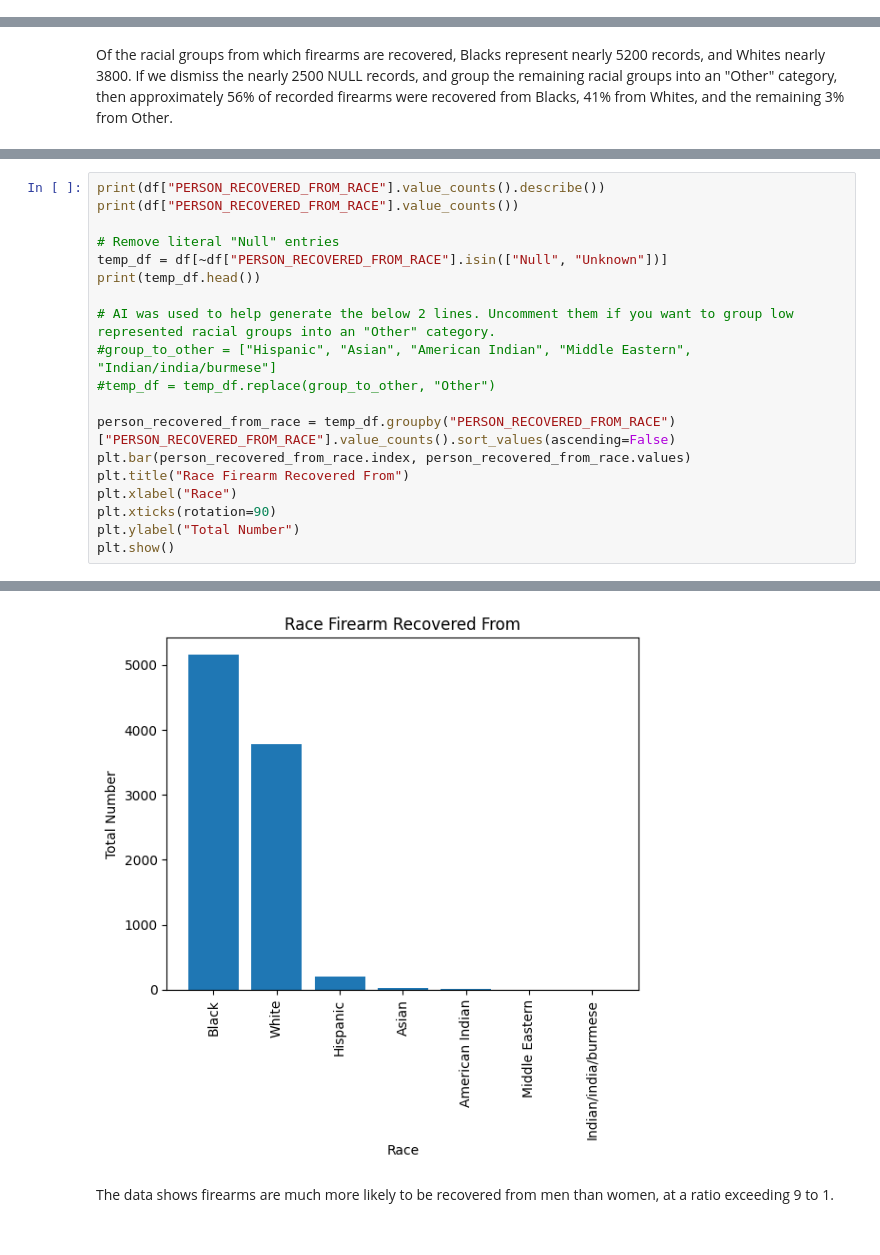
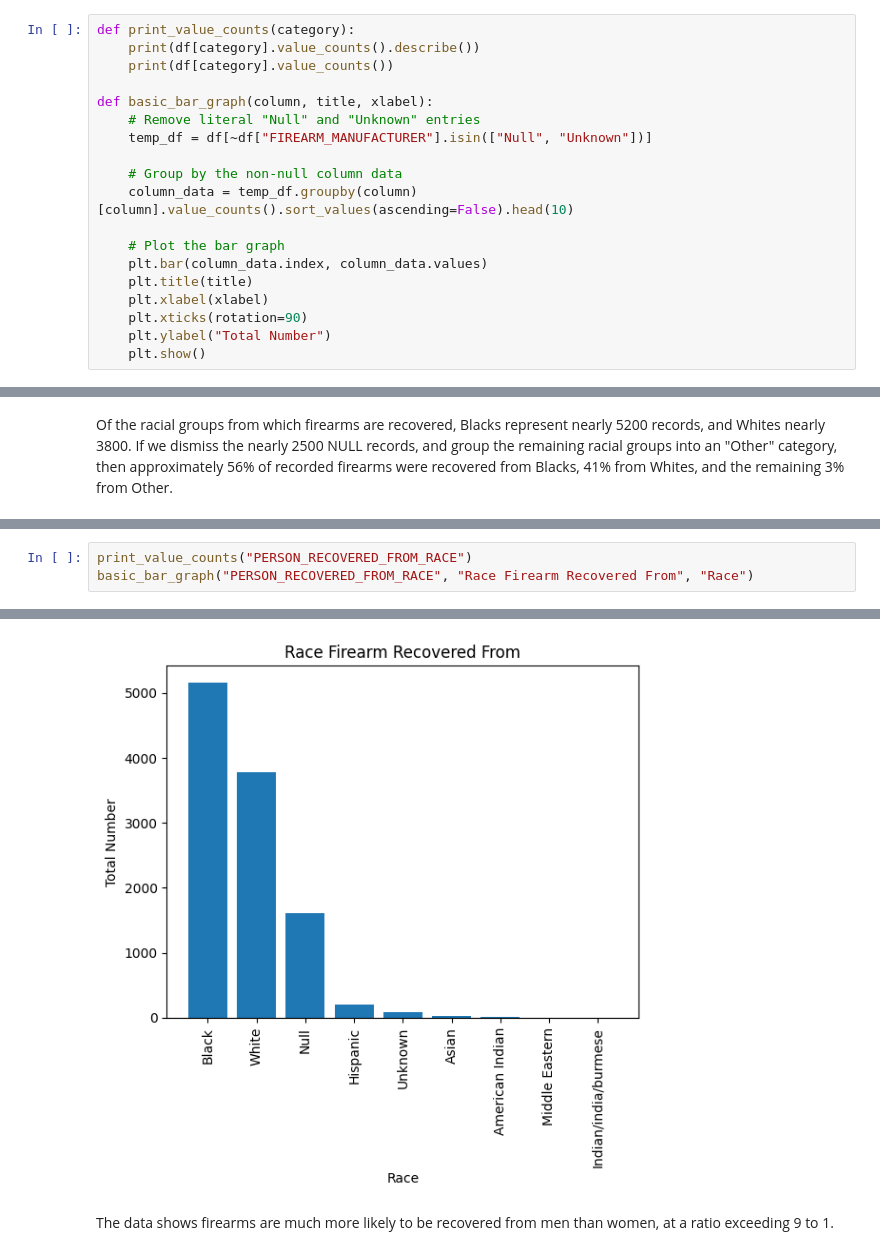
Before and after one commit to btrush01/Recovered_Firearms, a Jupyter notebook: Notebooks/Exploratory_Data_Analysis.ipynb, the cells around one changed output, grey strips where cells are left out. Saved outputs shown, nothing was run; the diff lists cells and outputs as text.

```diff
--- a/Notebooks/Exploratory_Data_Analysis.ipynb
+++ b/Notebooks/Exploratory_Data_Analysis.ipynb
@@ -238,3 +220,22 @@ dtype: int64
+# %%
+def print_value_counts(category):
+    print(df[category].value_counts().describe())
+    print(df[category].value_counts())
+
+def basic_bar_graph(column, title, xlabel):
+    # Remove literal "Null" and "Unknown" entries
+    temp_df = df[~df["FIREARM_MANUFACTURER"].isin(["Null", "Unknown"])]
+
+    # Group by the non-null column data
+    column_data = temp_df.groupby(column)[column].value_counts().sort_values(ascending=False).head(10)
+
+    # Plot the bar graph
+    plt.bar(column_data.index, column_data.values)
+    plt.title(title)
+    plt.xlabel(xlabel)
+    plt.xticks(rotation=90)
+    plt.ylabel("Total Number")
+    plt.show()
 # %% [markdown]
 At last, it's time to examine each column of interest. "UCR_CATEGORY" describes the reason the firearm was recovered. Of these, "Wpns Law Violation", Narcotics, and Aggravated Assault were the most common by far, ranging from over 3400 to nearly 1900 records.
 
@@ -584,22 +532,6 @@ Of the racial groups from which firearms are recovered, Blacks represent nearly
 # %%
-print(df["PERSON_RECOVERED_FROM_RACE"].value_counts().describe())
-print(df["PERSON_RECOVERED_FROM_RACE"].value_counts())
-
-# Remove literal "Null" entries
-temp_df = df[~df["PERSON_RECOVERED_FROM_RACE"].isin(["Null", "Unknown"])]
-print(temp_df.head())
-
-# AI was used to help generate the below 2 lines. Uncomment them if you want to group low represented racial groups into an "Other" category.
-#group_to_other = ["Hispanic", "Asian", "American Indian", "Middle Eastern", "Indian/india/burmese"]
-#temp_df = temp_df.replace(group_to_other, "Other")
-
-person_recovered_from_race = temp_df.groupby("PERSON_RECOVERED_FROM_RACE")["PERSON_RECOVERED_FROM_RACE"].value_counts().sort_values(ascending=False)
-plt.bar(person_recovered_from_race.index, person_recovered_from_race.values)
-plt.title("Race Firearm Recovered From")
-plt.xlabel("Race")
-plt.xticks(rotation=90)
-plt.ylabel("Total Number")
-plt.show()
+print_value_counts("PERSON_RECOVERED_FROM_RACE")
+basic_bar_graph("PERSON_RECOVERED_FROM_RACE", "Race Firearm Recovered From", "Race")
 # %% [output]
 count       9.000000
 mean     1304.666667
@@ -621,4 +556,4 @@ White                   3775
-[figure, old version]
+[figure, new version]
 # %% [markdown]
 The data shows firearms are much more likely to be recovered from men than women, at a ratio exceeding 9 to 1.
 # %%
```
Also changed, not shown: parts of 29 cells of this notebook, 4 other files.
